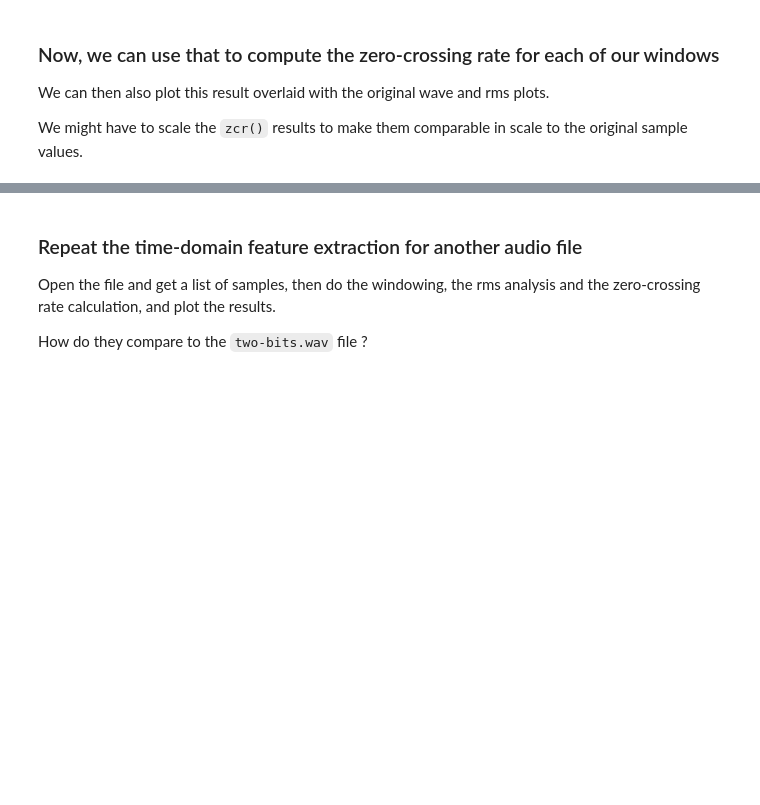
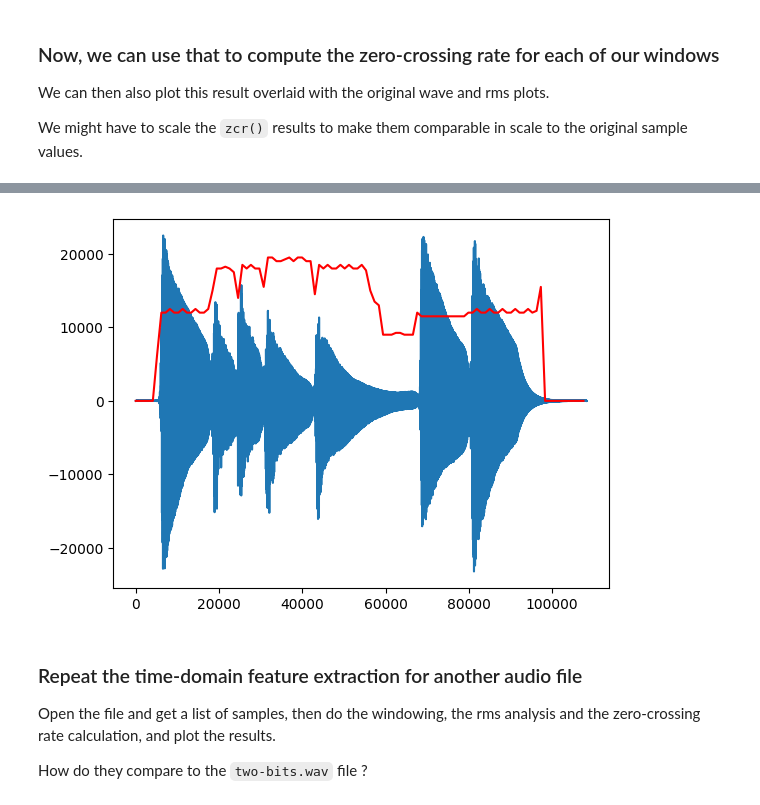
Before and after one commit to idmmachinelearning-ms/week4notes, a Jupyter notebook: WK04.ipynb, the cells around one changed output, grey strips where cells are left out. Drawn from its saved outputs; the diff is of its cells as text; code cells hidden in the pictures; blank space fills up the shorter version.

```diff
--- a/WK04.ipynb
+++ b/WK04.ipynb
@@ -448,3 +459,13 @@ We might have to scale the `zcr()` results to make them comparable in scale to t
+# %%
+# gives a better view
+scaled_zcr = [500 * c for c in samples_zcr]
+plt.plot(all_samples)
+plt.plot(wx, scaled_zcr,'r')
+plt.show()
+
+#how frequency of audio signal changed over time, frequency is how fast (bass sounds are slower)
+# %% [output]
+[figure, added]
 # %% [markdown]
 ### Repeat the time-domain feature extraction for another audio file
 
```
Also changed, not shown: parts of 9 cells of this notebook.
